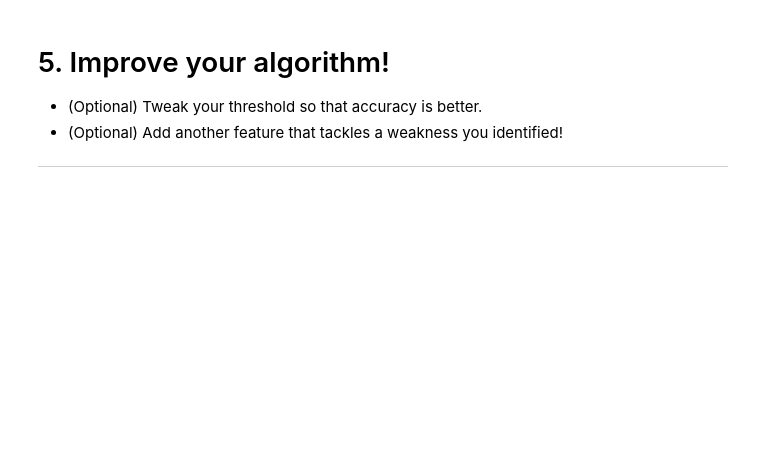
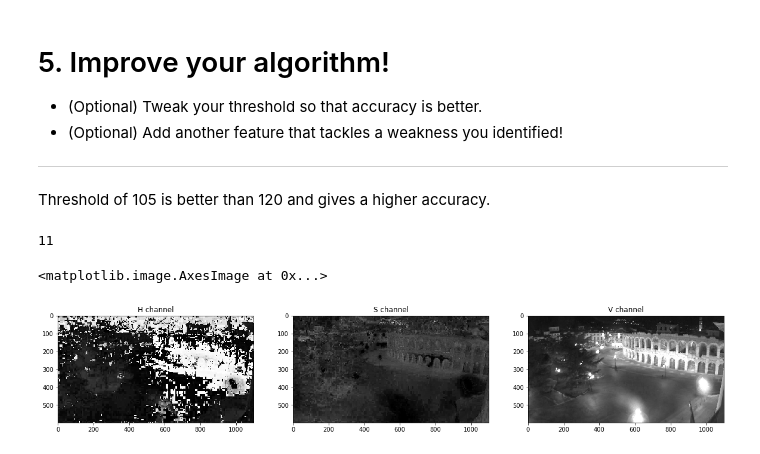
Before and after one commit to binshi/udacity_cvnd, a Jupyter notebook: 1_1_Image_Representation/6_5. Accuracy and Misclassification.ipynb, the cells around one changed output. Saved outputs shown, nothing was run; the diff lists cells and outputs as text; code cells hidden in the pictures; blank space fills up the shorter version.

```diff
--- a/1_1_Image_Representation/6_5. Accuracy and Misclassification.ipynb
+++ b/1_1_Image_Representation/6_5. Accuracy and Misclassification.ipynb
@@ -251,3 +277,28 @@ plt.show()
 * (Optional) Tweak your threshold so that accuracy is better.
 * (Optional) Add another feature that tackles a weakness you identified!
 ---
+# %% [markdown]
+Threshold of 105 is better than 120 and gives a higher accuracy.
+# %%
+print(str(len(MISCLASSIFIED)))
+ms_image = MISCLASSIFIED[img][0]
+# Convert to HSV
+hsv = cv2.cvtColor(ms_image, cv2.COLOR_RGB2HSV)
+
+# HSV channels
+h = hsv[:,:,0]
+s = hsv[:,:,1]
+v = hsv[:,:,2]
+
+# Visualize the individual color channels
+f, (ax1, ax2, ax3) = plt.subplots(1, 3, figsize=(20,10))
+ax1.set_title('H channel')
+ax1.imshow(h, cmap='gray')
+ax2.set_title('S channel')
+ax2.imshow(s, cmap='gray')
+ax3.set_title('V channel')
+ax3.imshow(v, cmap='gray')
+# %% [output]
+11
+<matplotlib.image.AxesImage at 0x...>
+[figure, added]
```
Also changed, not shown: parts of 7 cells of this notebook.
